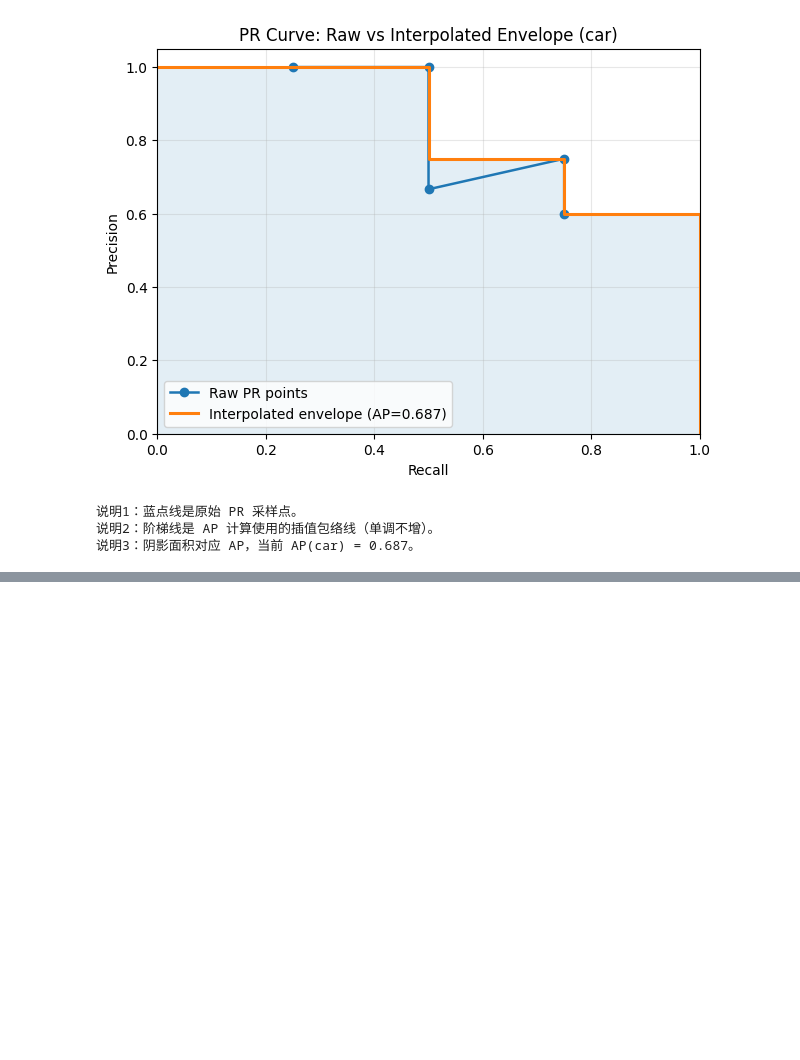
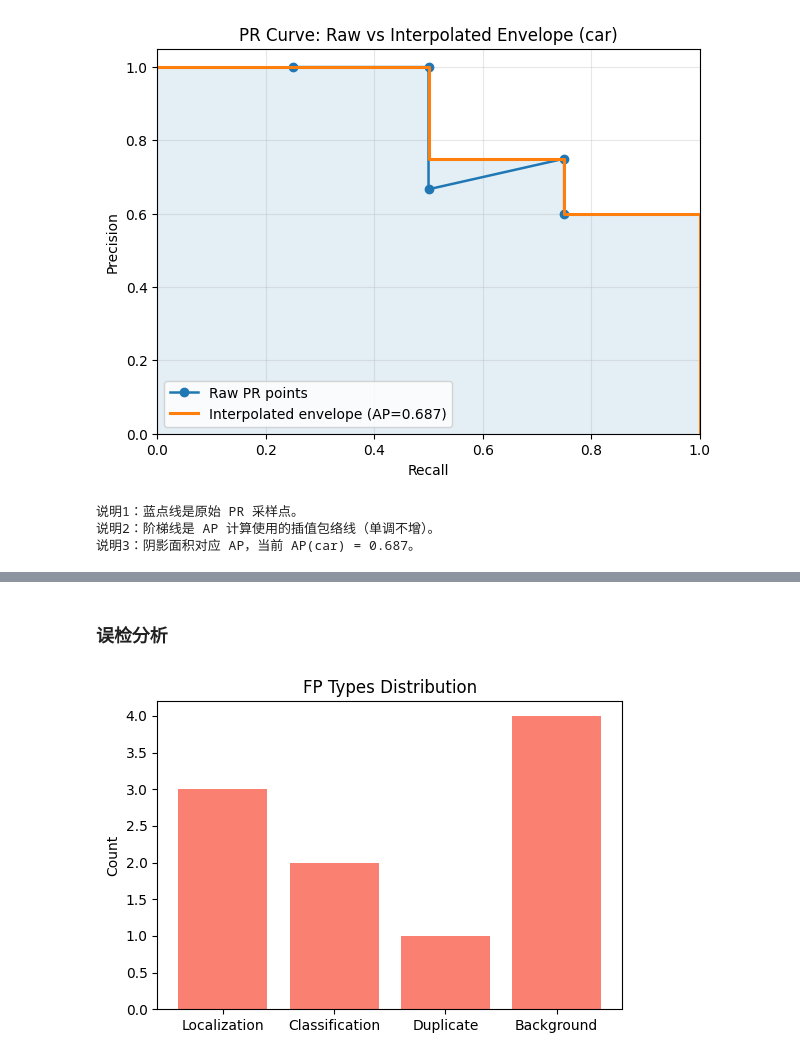
Before and after one commit to cola1917/ad-eval-suite, a Jupyter notebook: Metrics_Introduction.ipynb, the cells around one changed output, grey strips where cells are left out. Cells and saved outputs as stored; diff of their text form; code cells hidden in the pictures; blank space fills up the shorter version.

```diff
--- a/Metrics_Introduction.ipynb
+++ b/Metrics_Introduction.ipynb
@@ -209,0 +495,14 @@ print(f'说明3：阴影面积对应 AP，当前 AP(car) = {ap_car:.3f}。')
+# %% [markdown]
+### 误检分析
+# %%
+# FP 类型统计
+fp_types = ['Localization','Classification','Duplicate','Background']
+fp_counts = [3, 2, 1, 4]
+
+plt.figure(figsize=(6,4))
+plt.bar(fp_types, fp_counts, color='salmon')
+plt.ylabel('Count')
+plt.title('FP Types Distribution')
+plt.show()
+# %% [output]
+[figure, added]
```
Also changed, not shown: parts of 12 cells of this notebook.
